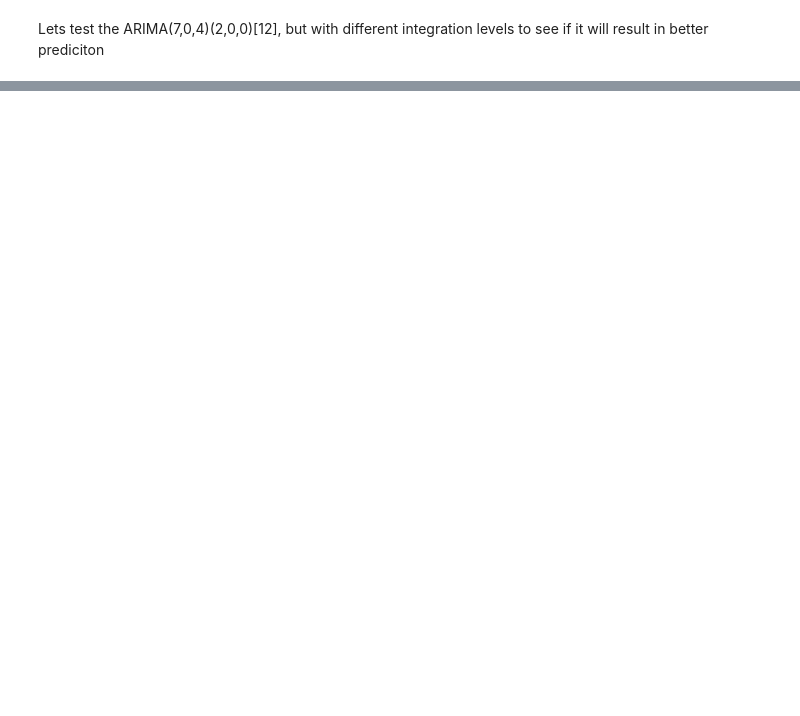
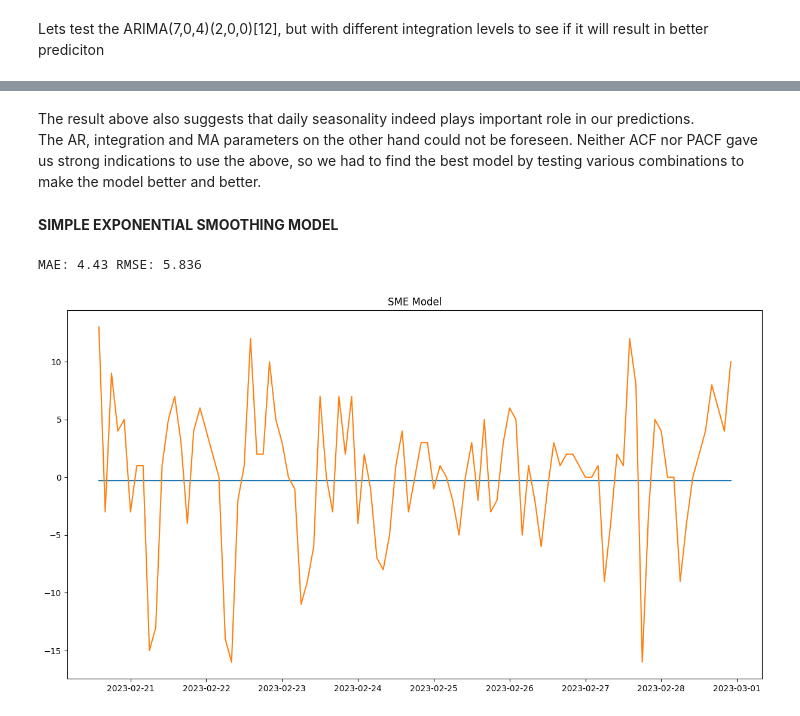
Before and after one commit to nikkpanos/time_serie_analysis, a Jupyter notebook: time_series_analysis.ipynb, the cells around one changed output, grey strips where cells are left out. Cells and saved outputs as stored; diff of their text form; code cells hidden in the pictures; blank space fills up the shorter version.

```diff
--- a/time_series_analysis.ipynb
+++ b/time_series_analysis.ipynb
@@ -692,0 +836,22 @@ plt.show()
+# %% [markdown]
+The result above also suggests that daily seasonality indeed plays important role in our predictions.<br>
+The AR, integration and MA parameters on the other hand could not be foreseen. Neither ACF nor PACF gave us strong indications to use the above,
+so we had to find the best model by testing various combinations to make the model better and better.
+# %% [markdown]
+**SIMPLE EXPONENTIAL SMOOTHING MODEL**
+# %%
+from statsmodels.tsa.holtwinters import SimpleExpSmoothing
+
+sme_model = SimpleExpSmoothing(ts.Demand).fit(optimized=True)
+sme_pred = sme_model.forecast(len(ts_test))
+
+mae_value = round(mae(ts_test.Demand, sme_pred), 3)
+rmse_value = round(rmse(ts_test.Demand, sme_pred), 3)
+print("MAE:", mae_value, "RMSE:", rmse_value)
+plt.plot(sme_pred)
+plt.plot(ts_test.Demand)
+plt.title("SME Model")
+plt.show()
+# %% [output]
+MAE: 4.43 RMSE: 5.836
+[figure, added]
```
Also changed, not shown: parts of 41 cells of this notebook.
